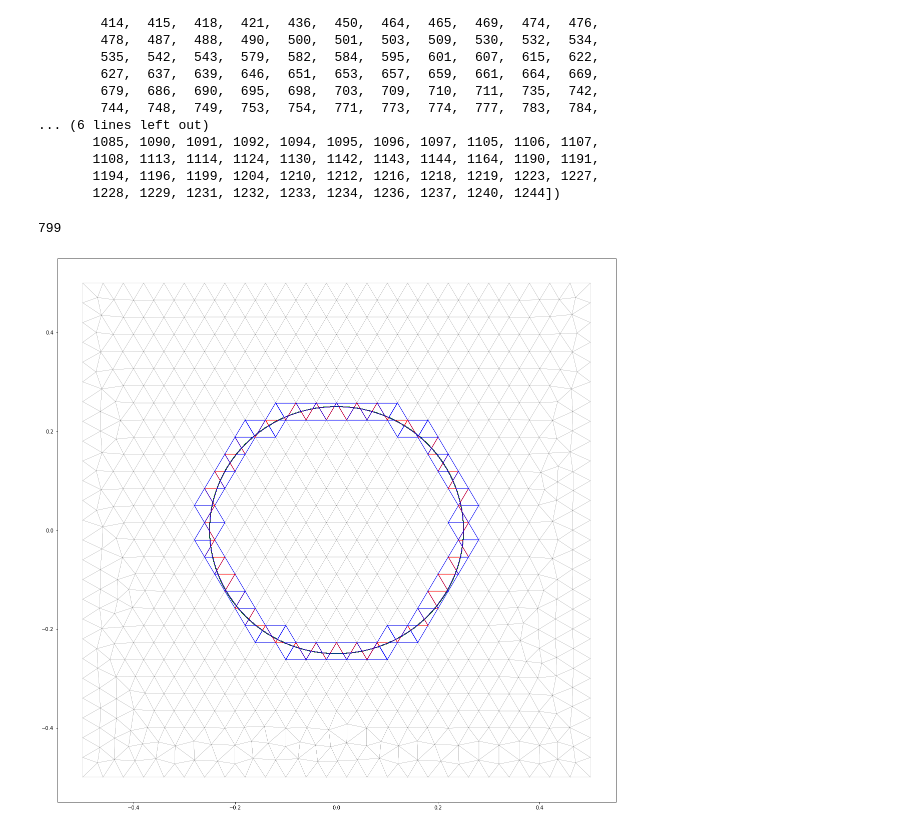
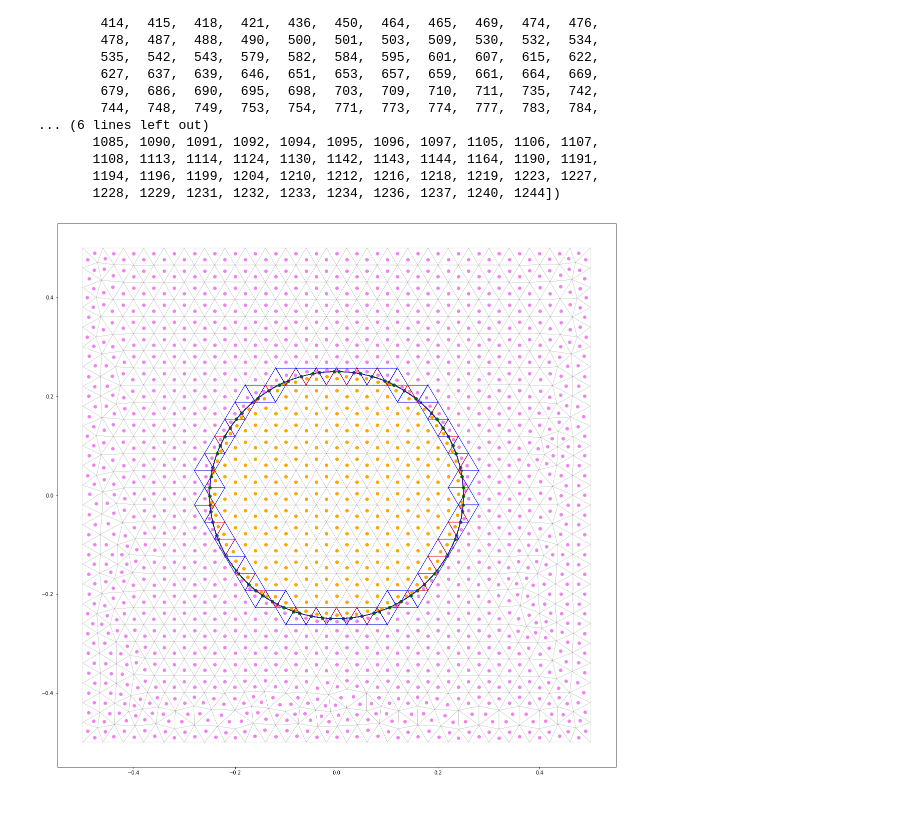
Before and after one commit to aurelio-spadotto/notebooks, a Jupyter notebook: Broken_Mesh.ipynb, the cells around one changed output. Cells and saved outputs as stored; diff of their text form; code cells hidden in the pictures.

```diff
--- a/Broken_Mesh.ipynb
+++ b/Broken_Mesh.ipynb
@@ -95,7 +115,7 @@ def calc_intersection(x1,x2,y1,y2):
    intersection_points = solve(circle_intersection, t)
    #print("Curvilinear abscissa: ", intersection_points)
    if (len(intersection_points)==0):
-       return [False, np.array([0.0,0.0])]
+       return [False, np.array([0.0,0.0,0.0])]
       # Evaluate the parametric equations at the intersection points
    intersection_coordinates = \
       [(segment_x.subs(t, point), segment_y.subs(t, point)) for point in intersection_points]
@@ -148,6 +168,7 @@ def split_face(ifa):
         point1 = coords[ino1,:]
         point2 = coords[ino2,:]
         [cut, int_coords] = calc_intersection(point1[0], point2[0], point1[1],point2[1])
+        int_coords = int_coords.astype(float)
         if cut:
             # Add point if not already there
             [present, idx] = check_if_present (int_coords)
@@ -260,32 +375,52 @@ array([ 140,  145,  159,  160,  161,  163,  168,  169,  170,  173,  174,
        1108, 1113, 1114, 1124, 1130, 1142, 1143, 1144, 1164, 1190, 1191,
        1194, 1196, 1199, 1204, 1210, 1212, 1216, 1218, 1219, 1223, 1227,
        1228, 1229, 1231, 1232, 1233, 1234, 1236, 1237, 1240, 1244])
-# %%
-Npoints
-# %% [output]
-799
 # %%
 fig, ax = plt.subplots(figsize=(20,20))
 new_Nfaces = faces.shape[0]
 for ifa in range(new_Nfaces):
     if (faces[ifa,3]==-1):
         nvert = 3
     else:
         nvert = 4
     for ino in range(nvert):
        p1 = coords[faces[ifa,ino],:]
        p2 = coords[faces[ifa,(ino+1)%nvert],:]
        dx = p2-p1
        xx = [p1[0],p2[0]]
        yy = [p1[1],p2[1]]
        #ax.arrow(p1[0],p1[1], dx[0],dx[1],head_width=0.1)
        if (cut_faces[ifa]==0 or cut_faces[ifa]==1):
           ax.plot(xx,yy,'k', linewidth=0.1)
        if (cut_faces[ifa]==2 and nvert ==3):
            ax.plot(xx,yy,'r', linewidth=1)
        if (cut_faces[ifa]==2 and nvert ==4):
           ax.plot(xx,yy,'b', linewidth=1)
     circle = plt.Circle((0, 0), radius=rho, edgecolor='g', facecolor='none')
     ax.add_patch(circle)
+
+# mark generated points
+for ino in range(Npoints):
+    if (ino>=Npoints_init):
+        xx = coords[ino,0]
+        yy = coords[ino,1]
+        point = ax.scatter(xx,yy,color='green')
+
+# mark faces according to side
+for ifa in range(Nfaces):
+    if (cut_faces[ifa]!=1):
+        p = barycenter(ifa)
+        xx = p[0]
+        yy = p[1]
+        if (side_mask[ifa]==0):
+            point = ax.scatter(xx,yy,color='orange')
+        else:
+            point = ax.scatter(xx,yy,color='violet')
+        node_per_face = np.count_nonzero(faces[ifa,:] != -1)
+#        for ino in range(node_per_face):
+#            idxx = glob_idx(ino)
+#            xx = coords[faces[ifa,ino],0]
+#            yy = coords[faces[ifa,ino],1]
+#            point = ax.scatter(xx,yy,color='violet')
 # %% [output]
-[figure, old version]
+[figure, new version]
```
Also changed, not shown: parts of 29 cells of this notebook, 10 other files.
